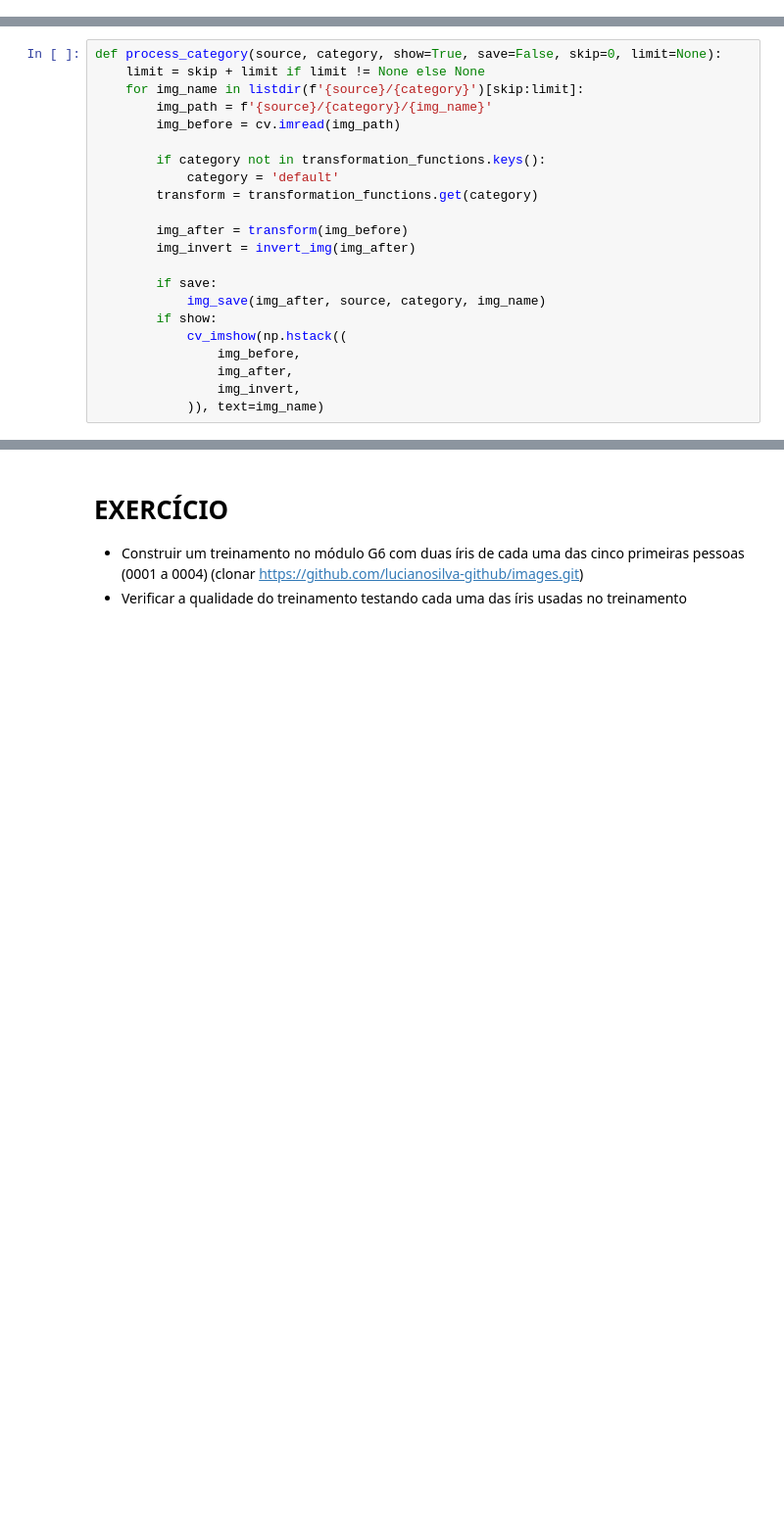
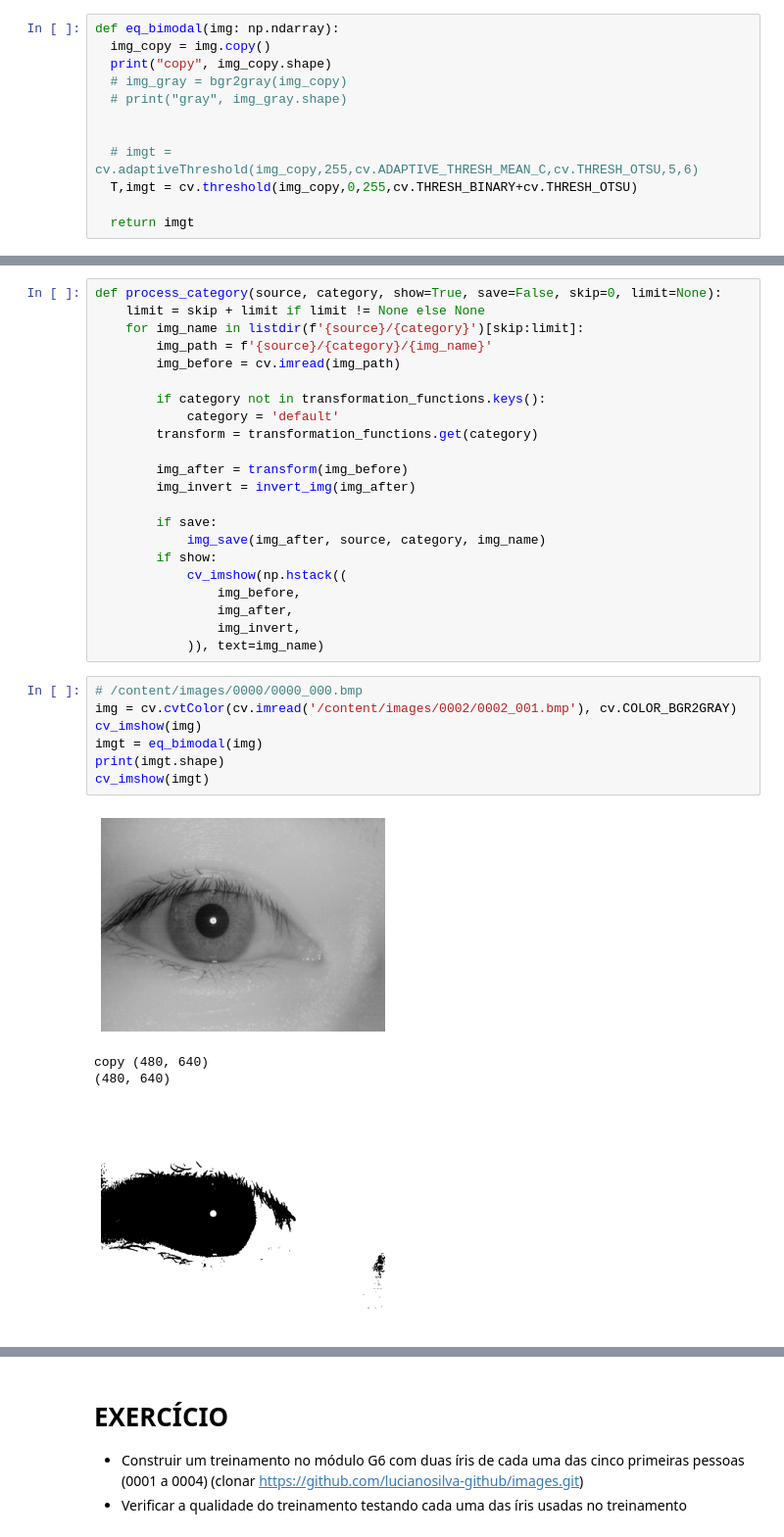
Before and after one commit to cicerotcv/iris-recognition, a Jupyter notebook: projeto.ipynb, the cells around one changed output, grey strips where cells are left out. Shown at 98% size. Cells and saved outputs as stored; diff of their text form; blank space fills up the shorter version.

```diff
--- a/projeto.ipynb
+++ b/projeto.ipynb
@@ -178,3 +182,15 @@ def adjust_gamma(img, gamma=1.90):
     table = np.array(table, np.uint8)
 
     return cv.LUT(img, table)
+# %%
+def eq_bimodal(img: np.ndarray):
+  img_copy = img.copy()
+  print("copy", img_copy.shape)
+  # img_gray = bgr2gray(img_copy)
+  # print("gray", img_gray.shape)
+
+
+  # imgt = cv.adaptiveThreshold(img_copy,255,cv.ADAPTIVE_THRESH_MEAN_C,cv.THRESH_OTSU,5,6)
+  T,imgt = cv.threshold(img_copy,0,255,cv.THRESH_BINARY+cv.THRESH_OTSU)
+
+  return imgt
@@ -257,3 +281,15 @@ def process_category(source, category, show=True, save=False, skip=0, limit=None
                 img_after,
                 img_invert,
             )), text=img_name)
+# %%
+# /content/images/0000/0000_000.bmp
+img = cv.cvtColor(cv.imread('/content/images/0002/0002_001.bmp'), cv.COLOR_BGR2GRAY)
+cv_imshow(img)
+imgt = eq_bimodal(img)
+print(imgt.shape)
+cv_imshow(imgt)
+# %% [output]
+[figure, added]
+copy (480, 640)
+(480, 640)
+[figure, added]
```
Also changed, not shown: parts of 10 cells of this notebook.
